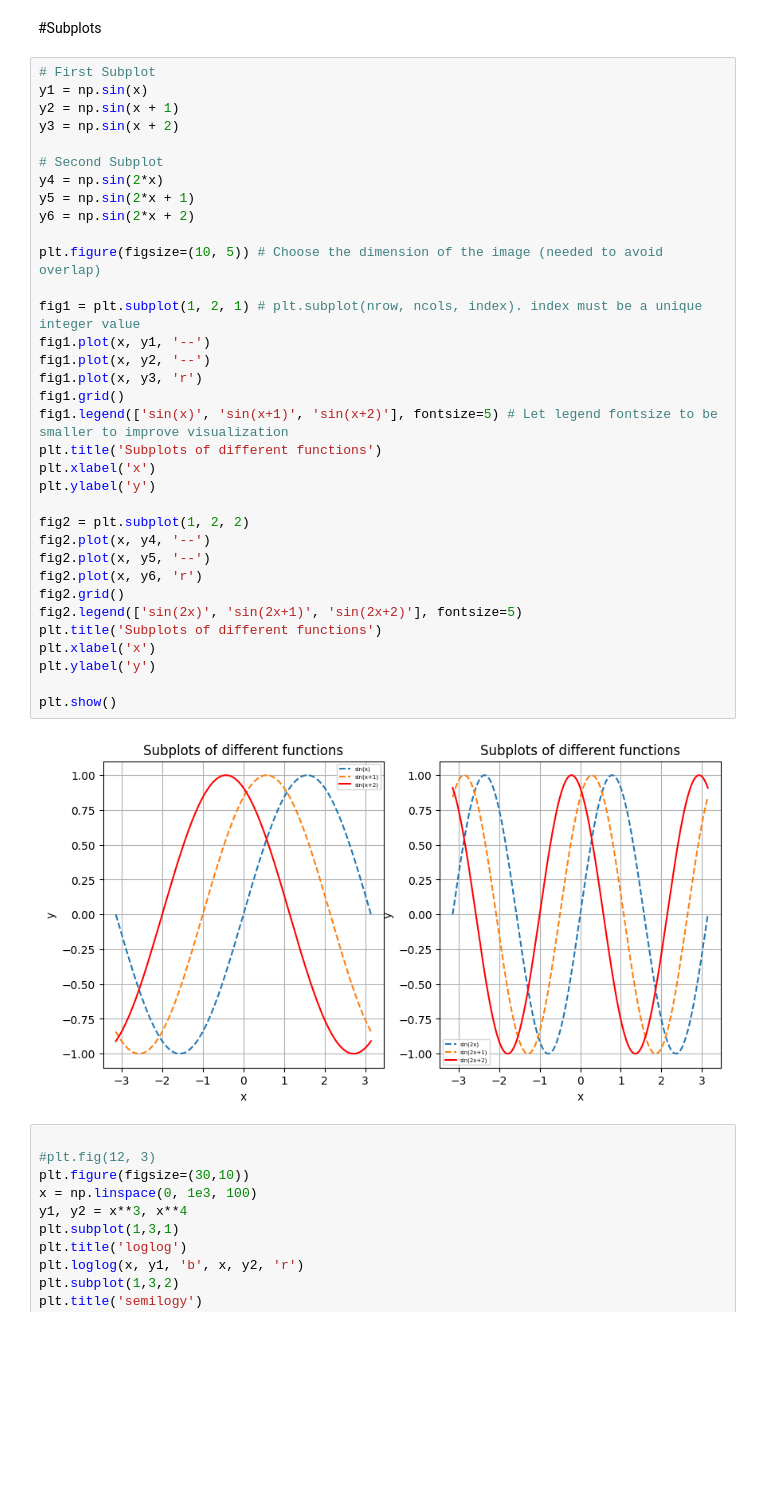
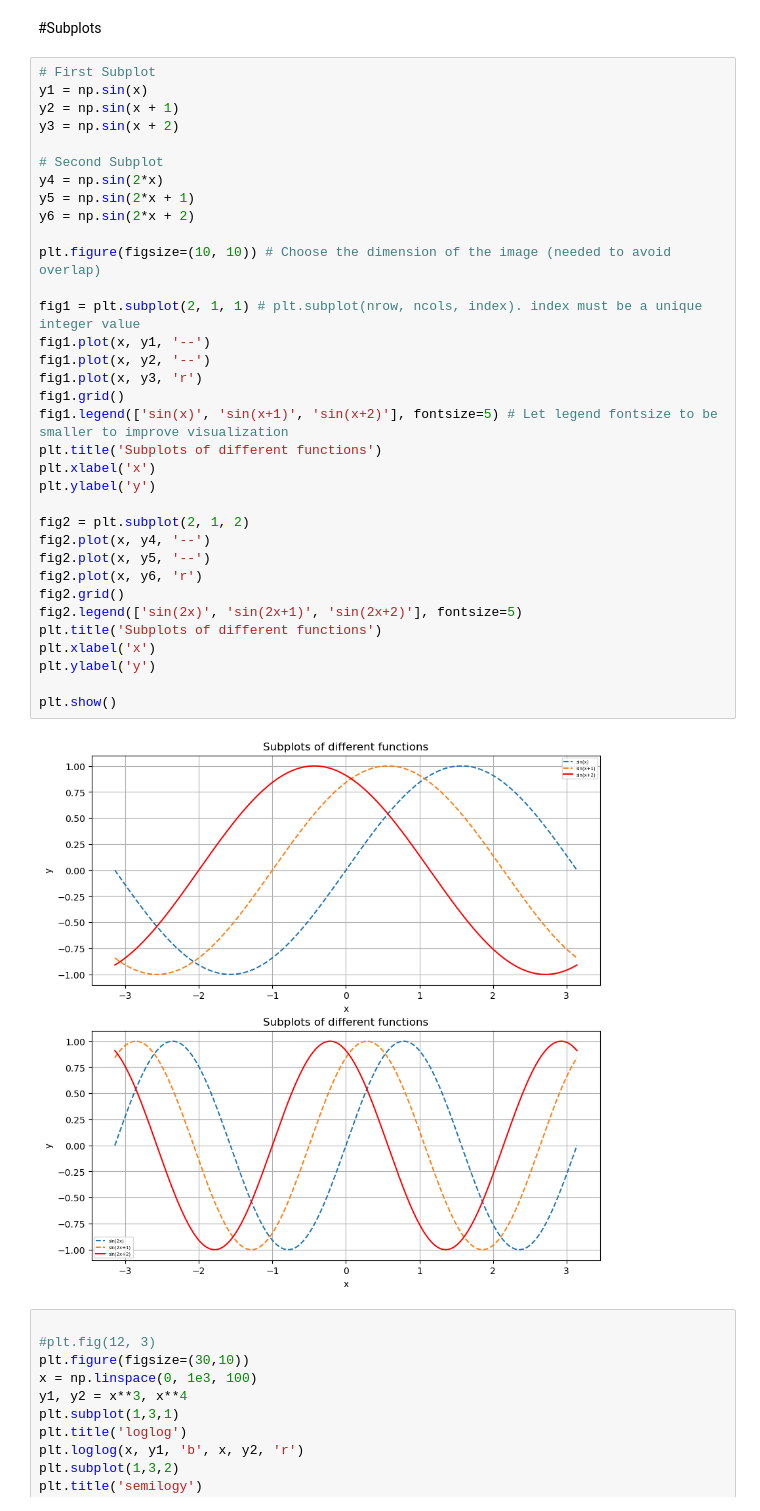
Before and after one commit to lucadonnoh/Calcolo_Numerico_20202021, a Jupyter notebook: lab3_matplotlib.ipynb, the cells around one changed output. Cells and saved outputs as stored; diff of their text form; blank space fills up the shorter version.

```diff
--- a/lab3_matplotlib.ipynb
+++ b/lab3_matplotlib.ipynb
@@ -79,37 +79,37 @@ plt.show()
 y1 = np.sin(x)
 y2 = np.sin(x + 1)
 y3 = np.sin(x + 2)
 
 # Second Subplot
 y4 = np.sin(2*x)
 y5 = np.sin(2*x + 1)
 y6 = np.sin(2*x + 2)
 
-plt.figure(figsize=(10, 5)) # Choose the dimension of the image (needed to avoid overlap)
+plt.figure(figsize=(10, 10)) # Choose the dimension of the image (needed to avoid overlap)
 
-fig1 = plt.subplot(1, 2, 1) # plt.subplot(nrow, ncols, index). index must be a unique integer value
+fig1 = plt.subplot(2, 1, 1) # plt.subplot(nrow, ncols, index). index must be a unique integer value
 fig1.plot(x, y1, '--')
 fig1.plot(x, y2, '--')
 fig1.plot(x, y3, 'r')
 fig1.grid()
 fig1.legend(['sin(x)', 'sin(x+1)', 'sin(x+2)'], fontsize=5) # Let legend fontsize to be smaller to improve visualization
 plt.title('Subplots of different functions')
 plt.xlabel('x')
 plt.ylabel('y')
 
-fig2 = plt.subplot(1, 2, 2)
+fig2 = plt.subplot(2, 1, 2)
 fig2.plot(x, y4, '--')
 fig2.plot(x, y5, '--')
 fig2.plot(x, y6, 'r')
 fig2.grid()
 fig2.legend(['sin(2x)', 'sin(2x+1)', 'sin(2x+2)'], fontsize=5)
 plt.title('Subplots of different functions')
 plt.xlabel('x')
 plt.ylabel('y')
 
 plt.show()
 # %% [output]
-[figure, old version]
+[figure, new version]
 # %%
 
 #plt.fig(12, 3)
```
Also changed, not shown: parts of 2 cells of this notebook, 1 other file.
